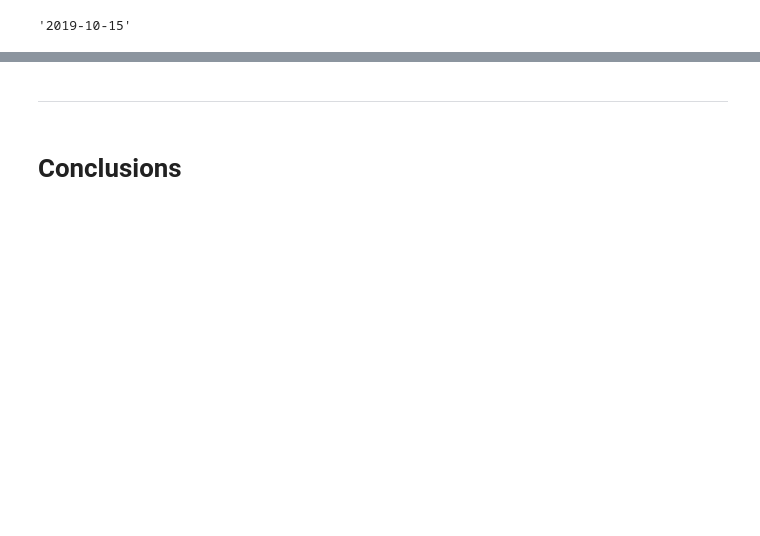
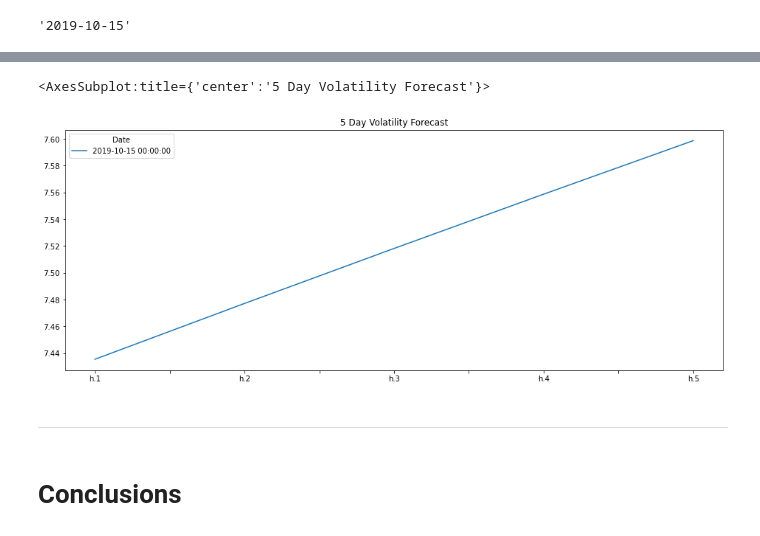
Before and after one commit to BenMcCright/Forecasting_Yen_Vs_USD, a Jupyter notebook: Starter_Code/time_series_analysis.ipynb, the cells around one changed output, grey strips where cells are left out. Drawn from its saved outputs; the diff is of its cells as text; code cells hidden in the pictures; blank space fills up the shorter version.

```diff
--- a/Starter_Code/time_series_analysis.ipynb
+++ b/Starter_Code/time_series_analysis.ipynb
@@ -246,7 +270,7 @@ last_day
 # Create a 5 day forecast of volatility
 forecast_horizon = 5
 # Start the forecast using the last_day calculated above
-# YOUR CODE HERE!
+forecasts = results.forecast(horizon = forecast_horizon, start = last_day)
 # %%
 # Annualize the forecast
 intermediate = np.sqrt(forecasts.variance.dropna() * 252)
@@ -275,3 +293,9 @@ final.head()
+# %%
+# Plot the final forecast
+final.plot(title = "5 Day Volatility Forecast", figsize = (16, 6))
+# %% [output]
+<AxesSubplot:title={'center':'5 Day Volatility Forecast'}>
+[figure, added]
 # %% [markdown]
 ---
 # %% [markdown]
```
Also changed, not shown: parts of 10 cells of this notebook.
